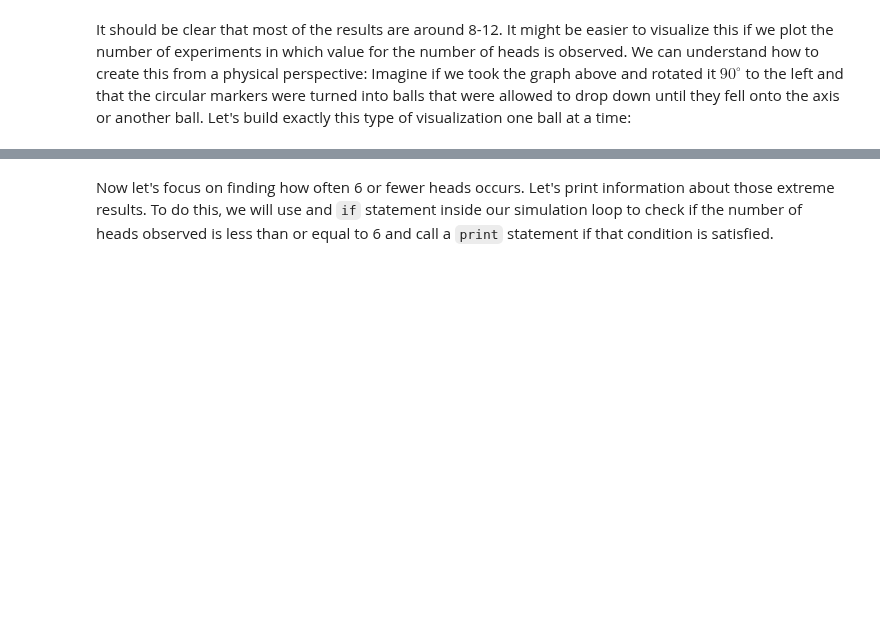
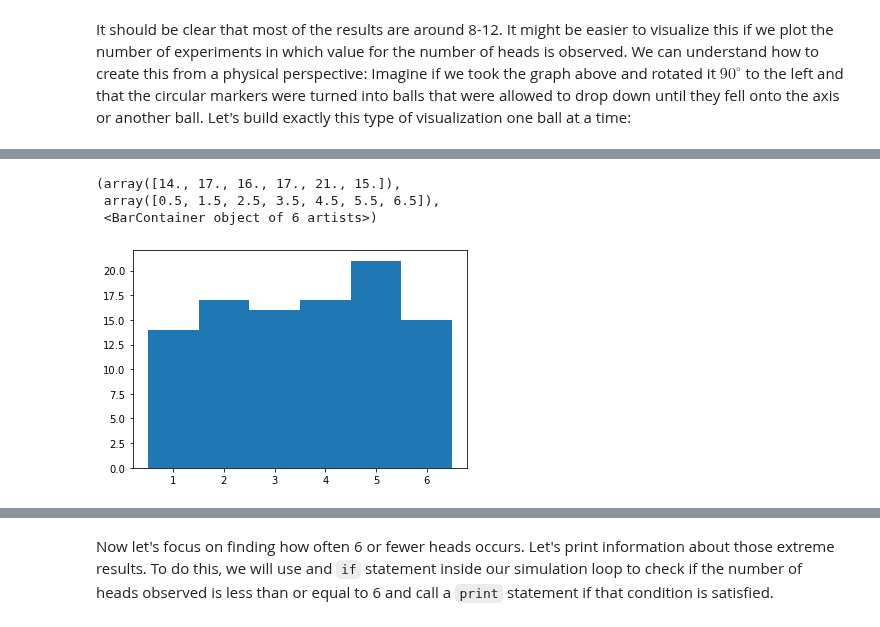
Before and after one commit to tangchen/Foundations-of-Data-Science-with-Python, a Jupyter notebook: 02/first-stats-sims.ipynb, the cells around one changed output, grey strips where cells are left out. Saved outputs shown, nothing was run; the diff lists cells and outputs as text; code cells hidden in the pictures; blank space fills up the shorter version.

```diff
--- a/02/first-stats-sims.ipynb
+++ b/02/first-stats-sims.ipynb
@@ -124,0 +166,10 @@ It should be clear that most of the results are around 8-12.  It might be easier
+# %%
+import numpy as np
+edges=np.arange(1,8)-0.5
+# %%
+plt.hist(rolls, bins=edges)
+# %% [output]
+(array([14., 17., 16., 17., 21., 15.]),
+ array([0.5, 1.5, 2.5, 3.5, 4.5, 5.5, 6.5]),
+ <BarContainer object of 6 artists>)
+[figure, added]
```
Also changed, not shown: parts of 10 cells of this notebook.
